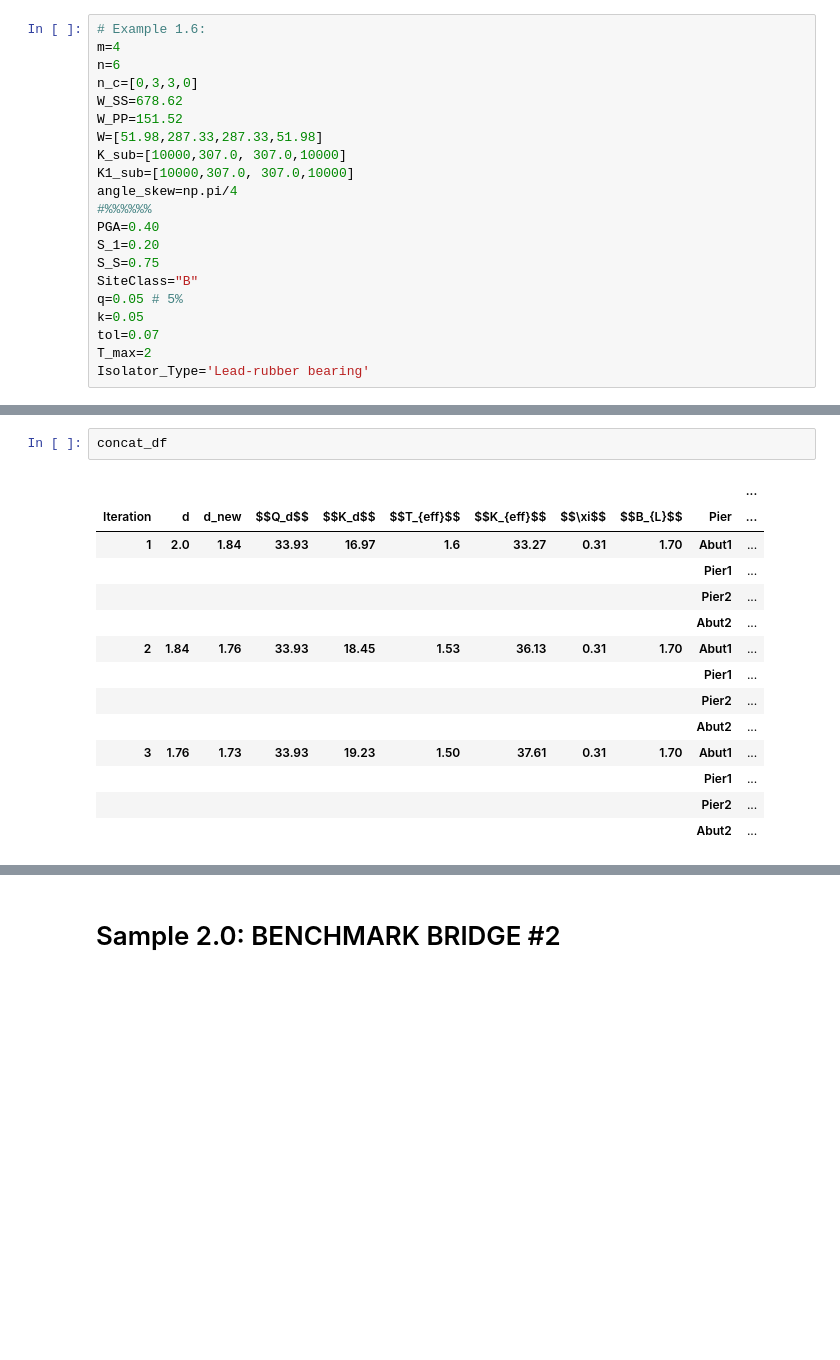
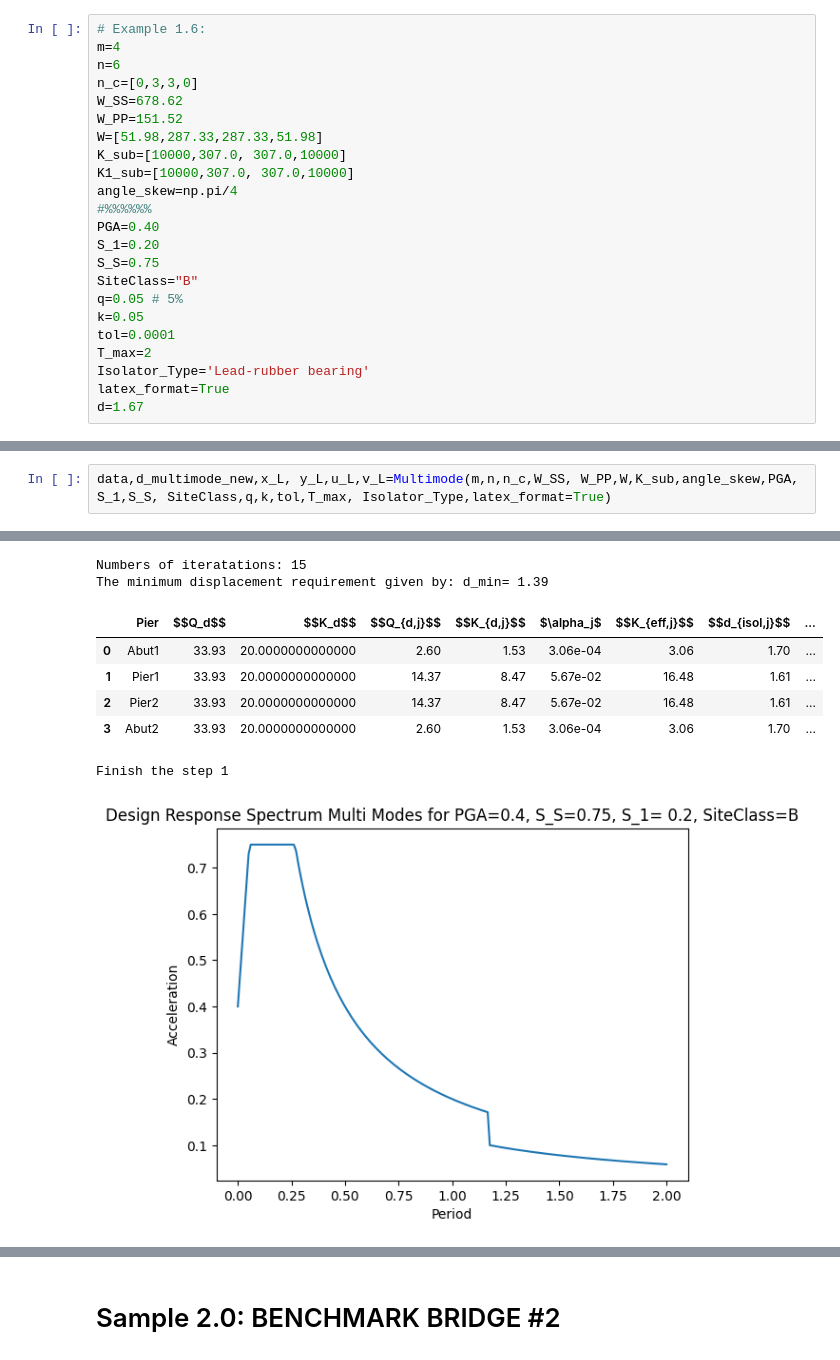
Before and after one commit to CFCSL/BASE-ISOLATION, a Jupyter notebook: Samples.ipynb, the cells around one changed output, grey strips where cells are left out. Drawn from its saved outputs; the diff is of its cells as text; blank space fills up the shorter version.

```diff
--- a/Samples.ipynb
+++ b/Samples.ipynb
@@ -119,6 +128,8 @@ S_S=0.75
 SiteClass="B"
 q=0.05 # 5%
 k=0.05
-tol=0.07
+tol=0.0001
 T_max=2
 Isolator_Type='Lead-rubber bearing'
+latex_format=True
+d=1.67
@@ -131,17 +136,3 @@ The minimum displacement requirement given by: d_min= 1.41
-# %%
-concat_df
-# %% [output]
-|  |  |  |  |  |  |  |  |  |  | ... |
-| Iteration | d | d_new | $$Q_d$$ | $$K_d$$ | $$T_{eff}$$ | $$K_{eff}$$ | $$\xi$$ | $$B_{L}$$ | Pier | ... |
-| 1 | 2.0 | 1.84 | 33.93 | 16.97 | 1.6 | 33.27 | 0.31 | 1.70 | Abut1 | ... |
-|  |  |  |  |  |  |  |  |  | Pier1 | ... |
-|  |  |  |  |  |  |  |  |  | Pier2 | ... |
-|  |  |  |  |  |  |  |  |  | Abut2 | ... |
-| 2 | 1.84 | 1.76 | 33.93 | 18.45 | 1.53 | 36.13 | 0.31 | 1.70 | Abut1 | ... |
-|  |  |  |  |  |  |  |  |  | Pier1 | ... |
-|  |  |  |  |  |  |  |  |  | Pier2 | ... |
-|  |  |  |  |  |  |  |  |  | Abut2 | ... |
-| 3 | 1.76 | 1.73 | 33.93 | 19.23 | 1.50 | 37.61 | 0.31 | 1.70 | Abut1 | ... |
-|  |  |  |  |  |  |  |  |  | Pier1 | ... |
-|  |  |  |  |  |  |  |  |  | Pier2 | ... |
-|  |  |  |  |  |  |  |  |  | Abut2 | ... |
+# %%
+data,d_multimode_new,x_L, y_L,u_L,v_L=Multimode(m,n,n_c,W_SS, W_PP,W,K_sub,angle_skew,PGA, S_1,S_S, SiteClass,q,k,tol,T_max, Isolator_Type,latex_format=True)
+# %% [output]
@@ -147,0 +140,9 @@ concat_df
+Numbers of iteratations: 15
+The minimum displacement requirement given by: d_min= 1.39
+|  | Pier | $$Q_d$$ | $$K_d$$ | $$Q_{d,j}$$ | $$K_{d,j}$$ | $\alpha_j$ | $$K_{eff,j}$$ | $$d_{isol,j}$$ | ... |
+| 0 | Abut1 | 33.93 | 20.0000000000000 | 2.60 | 1.53 | 3.06e-04 | 3.06 | 1.70 | ... |
+| 1 | Pier1 | 33.93 | 20.0000000000000 | 14.37 | 8.47 | 5.67e-02 | 16.48 | 1.61 | ... |
+| 2 | Pier2 | 33.93 | 20.0000000000000 | 14.37 | 8.47 | 5.67e-02 | 16.48 | 1.61 | ... |
+| 3 | Abut2 | 33.93 | 20.0000000000000 | 2.60 | 1.53 | 3.06e-04 | 3.06 | 1.70 | ... |
+Finish the step 1
+[figure, added]
```
Also changed, not shown: parts of 20 cells of this notebook, 8 other files.
